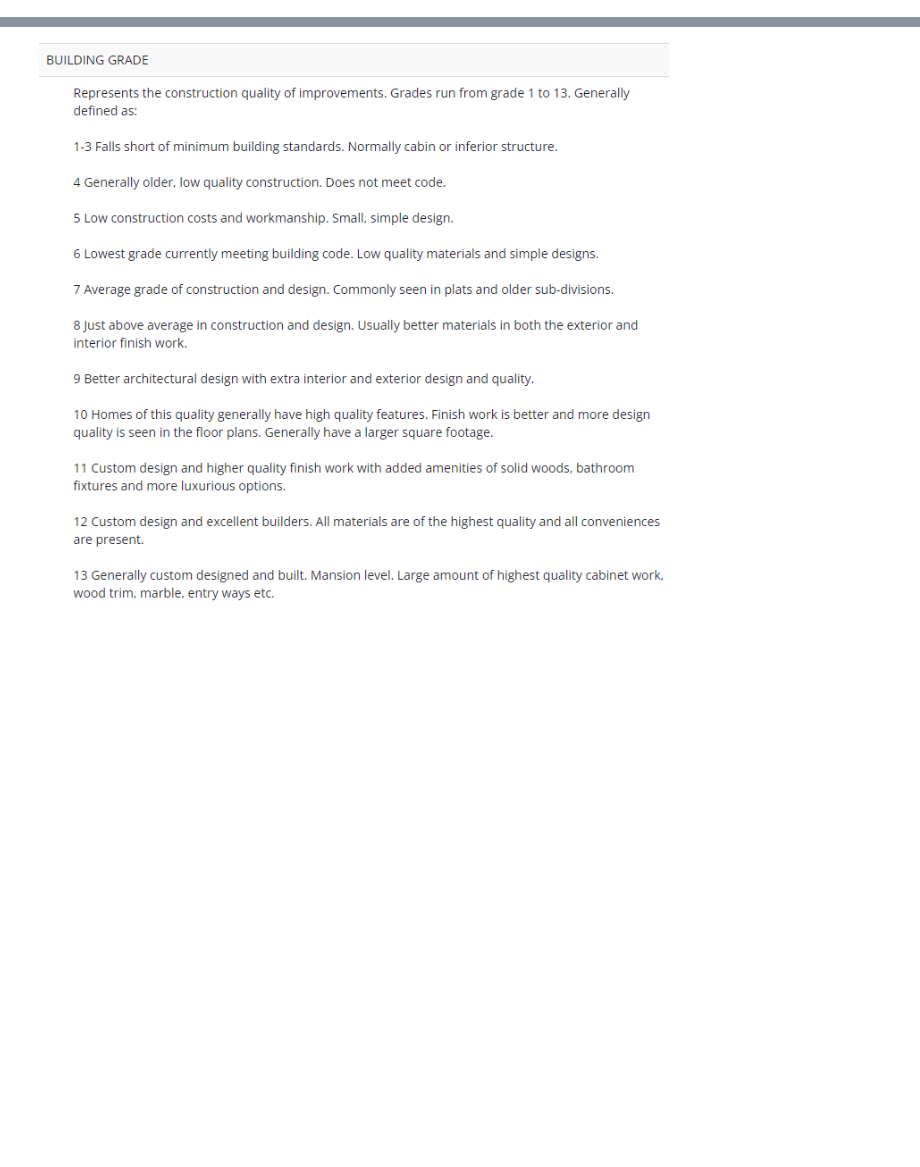
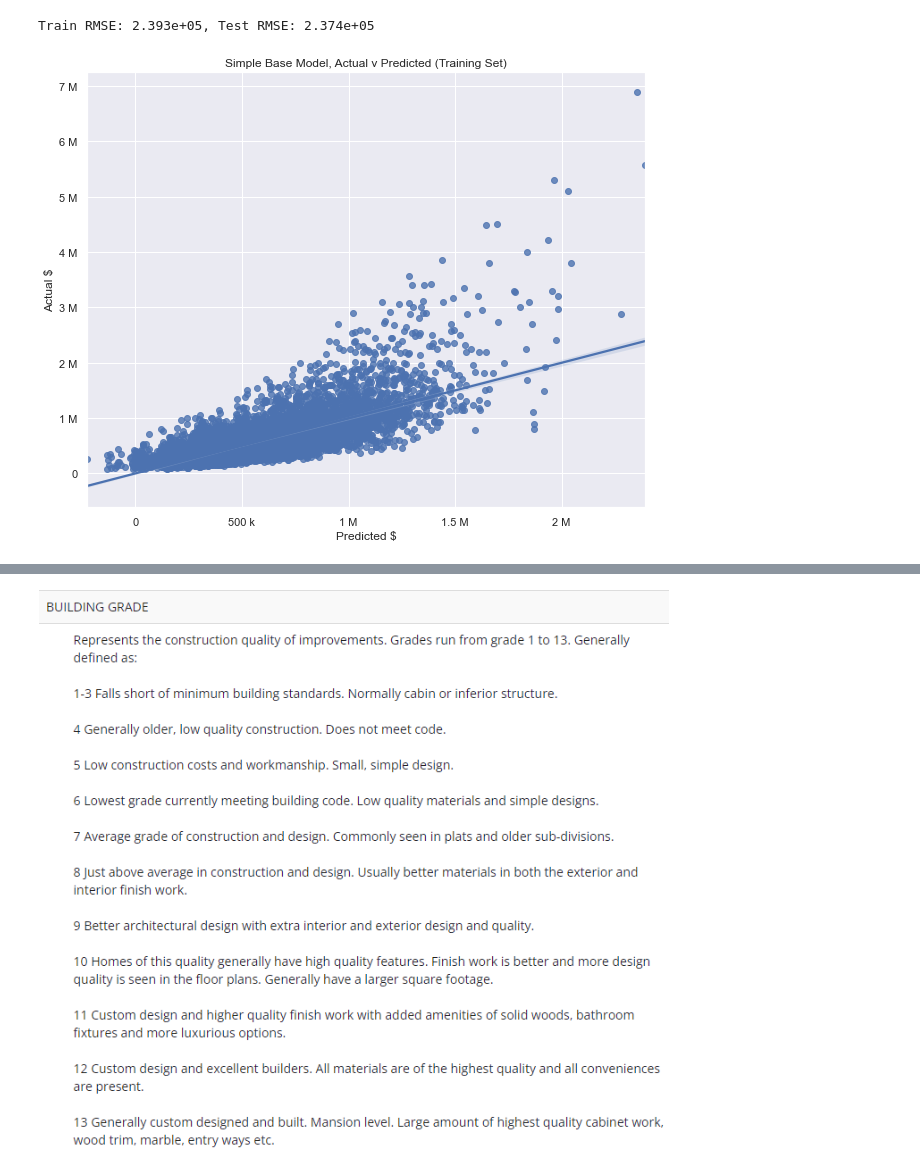
Before and after one commit to MossyJossy/Phase-2-Project, a Jupyter notebook: Data Exploration/Exploration.ipynb, the cells around one changed output, grey strips where cells are left out. Saved outputs shown, nothing was run; the diff lists cells and outputs as text; code cells hidden in the pictures; blank space fills up the shorter version.

Commit message:
Model Complete Update

```diff
--- a/Data Exploration/Exploration.ipynb
+++ b/Data Exploration/Exploration.ipynb
@@ -85,0 +61,8 @@ display.Image('Images/Price_corr.png')
+# %%
+from sklearn.linear_model import LinearRegression
+
+linreg = LinearRegression()
+X_train = train[['sqft_living', 'grade', 'sqft_above']]
+y_train = train['price']
+
+linreg.fit(X_train, y_train)
@@ -85,0 +86,3 @@ display.Image('Images/Price_corr.png')
+# %%
+y_train_pred = linreg.predict(X_train)
+y_test_pred = linreg.predict(X_test)
@@ -85,0 +101,16 @@ display.Image('Images/Price_corr.png')
+# %%
+get_r2_mse(y_train, y_test, y_train_pred, y_test_pred)
+# %% [output]
+Train RMSE: 2.393e+05, Test RMSE: 2.374e+05
+# %%
+import matplotlib.ticker as ticker
+fig, ax = plt.subplots(figsize= (10, 8))
+sns.regplot(x = y_train_pred, y = y_train)
+
+plt.title('Simple Base Model, Actual v Predicted (Training Set)')
+plt.xlabel('Predicted $'), plt.ylabel('Actual $')
+ax.yaxis.set_major_formatter(ticker.EngFormatter())
+ax.xaxis.set_major_formatter(ticker.EngFormatter())
+plt.savefig('Images/Base_Model.png', bbox_inches='tight');
+# %% [output]
+[figure, added]
```
Also changed, not shown: parts of 87 cells of this notebook, 16 other files.
